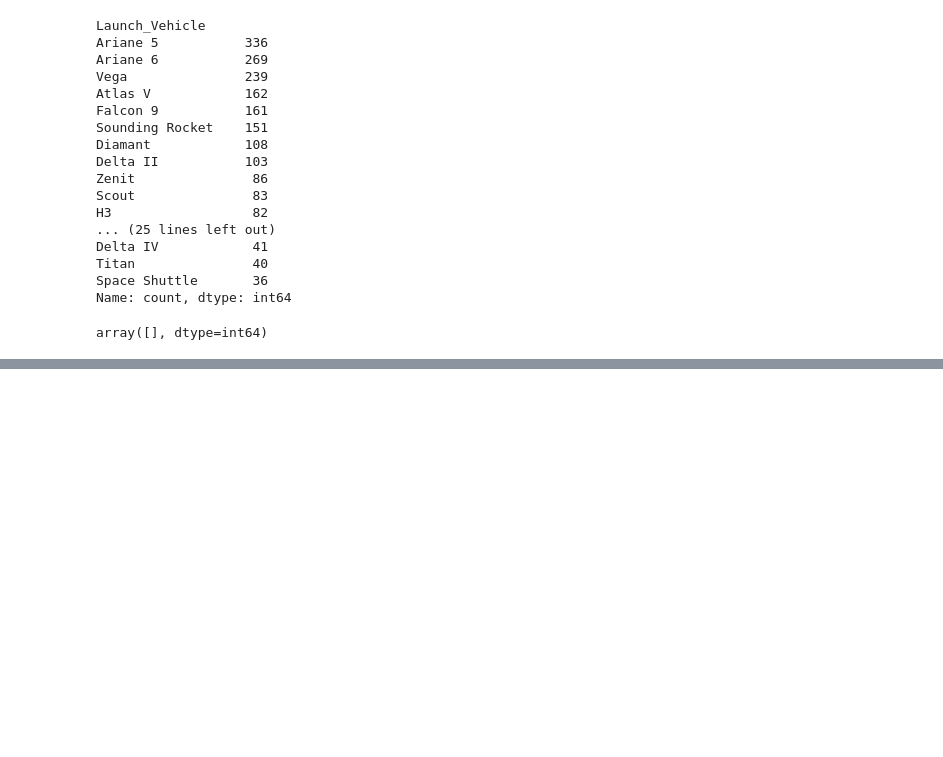
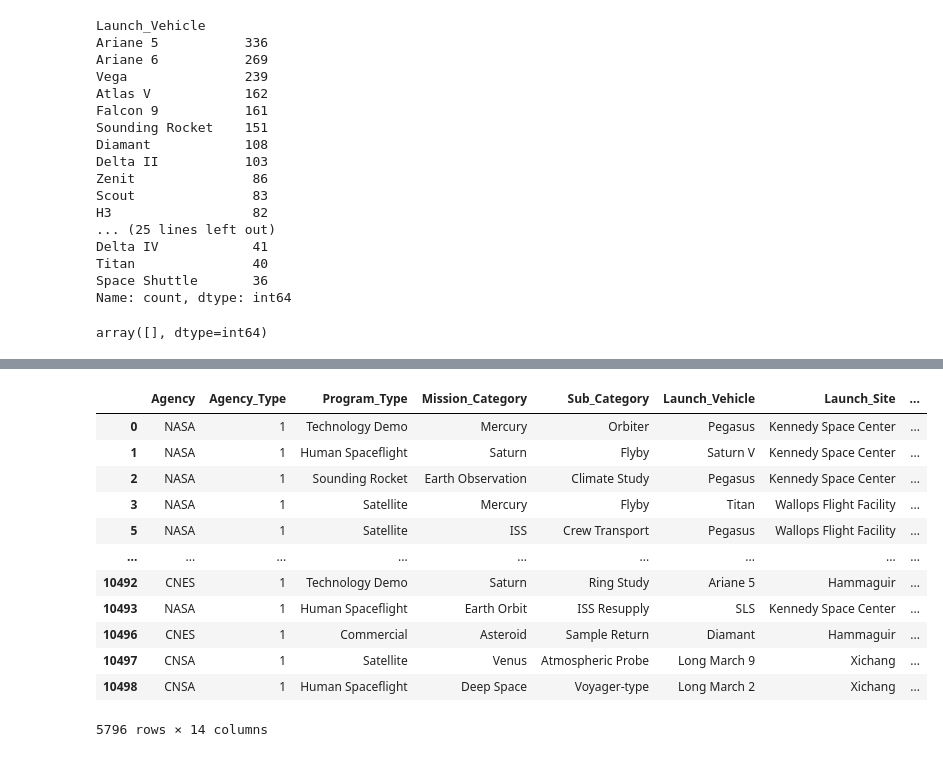
Before and after one commit to NigHtMare16K/space-mission-intelligence-platform, a Jupyter notebook: space_dataset_eda.ipynb, the cells around one changed output, grey strips where cells are left out. Saved outputs shown, nothing was run; the diff lists cells and outputs as text; code cells hidden in the pictures; blank space fills up the shorter version.

```diff
--- a/space_dataset_eda.ipynb
+++ b/space_dataset_eda.ipynb
@@ -196,0 +281,2 @@ AttributeError: 'function' object has no attribute 'values'
+# %%
+df1 = df[['Agency','Agency_Type','Program_Type','Mission_Category','Sub_Category','Launch_Vehicle','Launch_Site','Status','Crew_Type','Destination','Cost_USD_Million','Partner_Agencies','Launch_Year','Country_Region']]
@@ -196,0 +300,5 @@ AttributeError: 'function' object has no attribute 'values'
+# %%
+df1 = df1[(df1['Status'] != 'Ongoing') & (df1['Status'] != 'Upcoming')]
+
+# A cleaner Way
+# df1 = df1[~df1['Status'].isin(['Ongoing', 'Upcoming'])]
@@ -196,0 +317,6 @@ AttributeError: 'function' object has no attribute 'values'
+# %%
+df1['Status'] = df1['Status'].map({
+    'Success': 1,
+    'Failed': 0,
+    'Partial Success': 0
+})
@@ -196,0 +345,2 @@ AttributeError: 'function' object has no attribute 'values'
+# %%
+df1['Agency_Type'] = df1['Agency_Type'].map({'Government': 1, 'Private': 0})
@@ -196,0 +418,16 @@ AttributeError: 'function' object has no attribute 'values'
+# %%
+df1[df1['Partner_Agencies'] != '']
+# %% [output]
+|  | Agency | Agency_Type | Program_Type | Mission_Category | Sub_Category | Launch_Vehicle | Launch_Site | ... |
+| 0 | NASA | 1 | Technology Demo | Mercury | Orbiter | Pegasus | Kennedy Space Center | ... |
+| 1 | NASA | 1 | Human Spaceflight | Saturn | Flyby | Saturn V | Kennedy Space Center | ... |
+| 2 | NASA | 1 | Sounding Rocket | Earth Observation | Climate Study | Pegasus | Kennedy Space Center | ... |
+| 3 | NASA | 1 | Satellite | Mercury | Flyby | Titan | Wallops Flight Facility | ... |
+| 5 | NASA | 1 | Satellite | ISS | Crew Transport | Pegasus | Wallops Flight Facility | ... |
+| ... | ... | ... | ... | ... | ... | ... | ... | ... |
+| 10492 | CNES | 1 | Technology Demo | Saturn | Ring Study | Ariane 5 | Hammaguir | ... |
+| 10493 | NASA | 1 | Human Spaceflight | Earth Orbit | ISS Resupply | SLS | Kennedy Space Center | ... |
+| 10496 | CNES | 1 | Commercial | Asteroid | Sample Return | Diamant | Hammaguir | ... |
+| 10497 | CNSA | 1 | Satellite | Venus | Atmospheric Probe | Long March 9 | Xichang | ... |
+| 10498 | CNSA | 1 | Human Spaceflight | Deep Space | Voyager-type | Long March 2 | Xichang | ... |
+5796 rows × 14 columns
```
Also changed, not shown: parts of 22 cells of this notebook.
